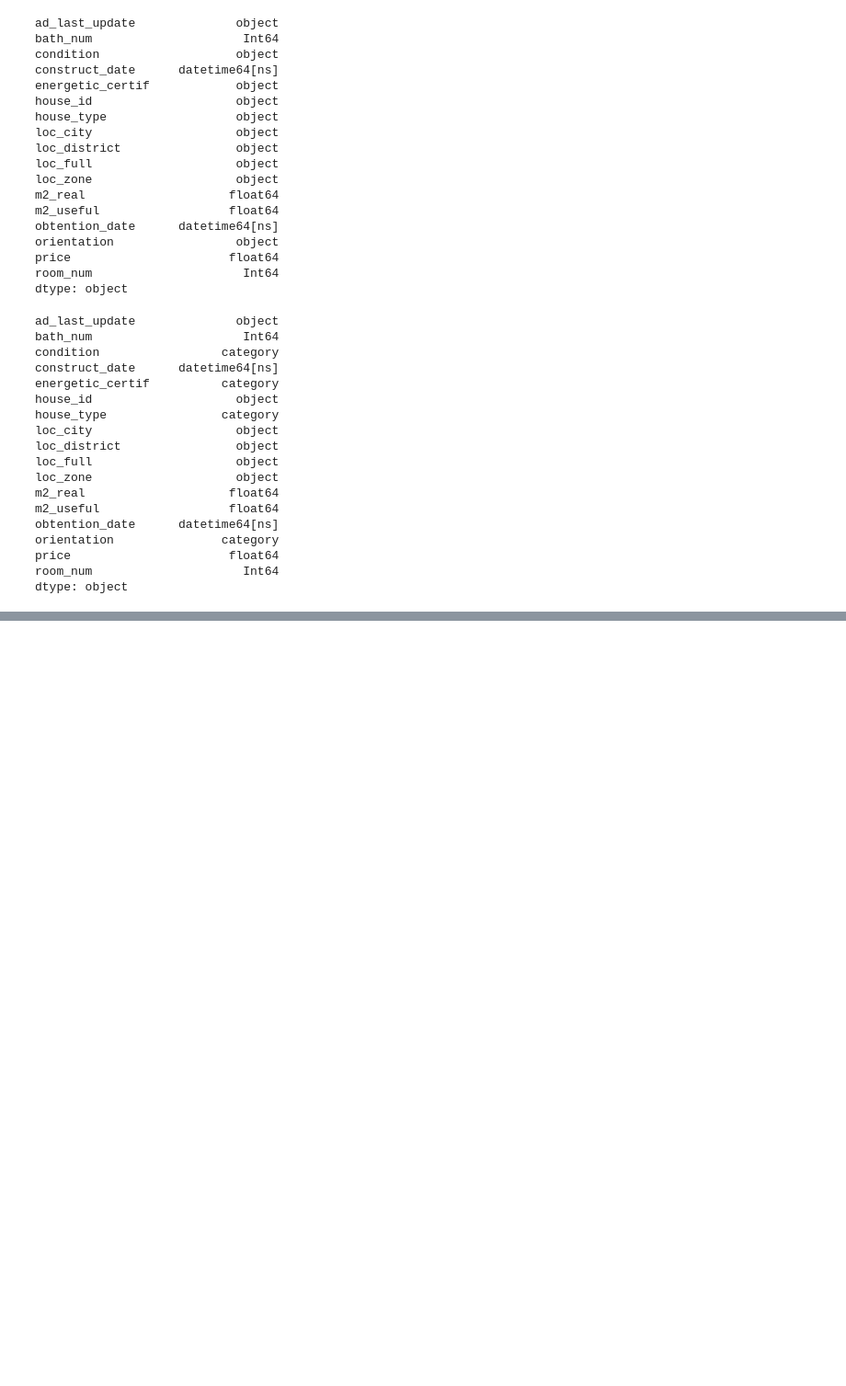
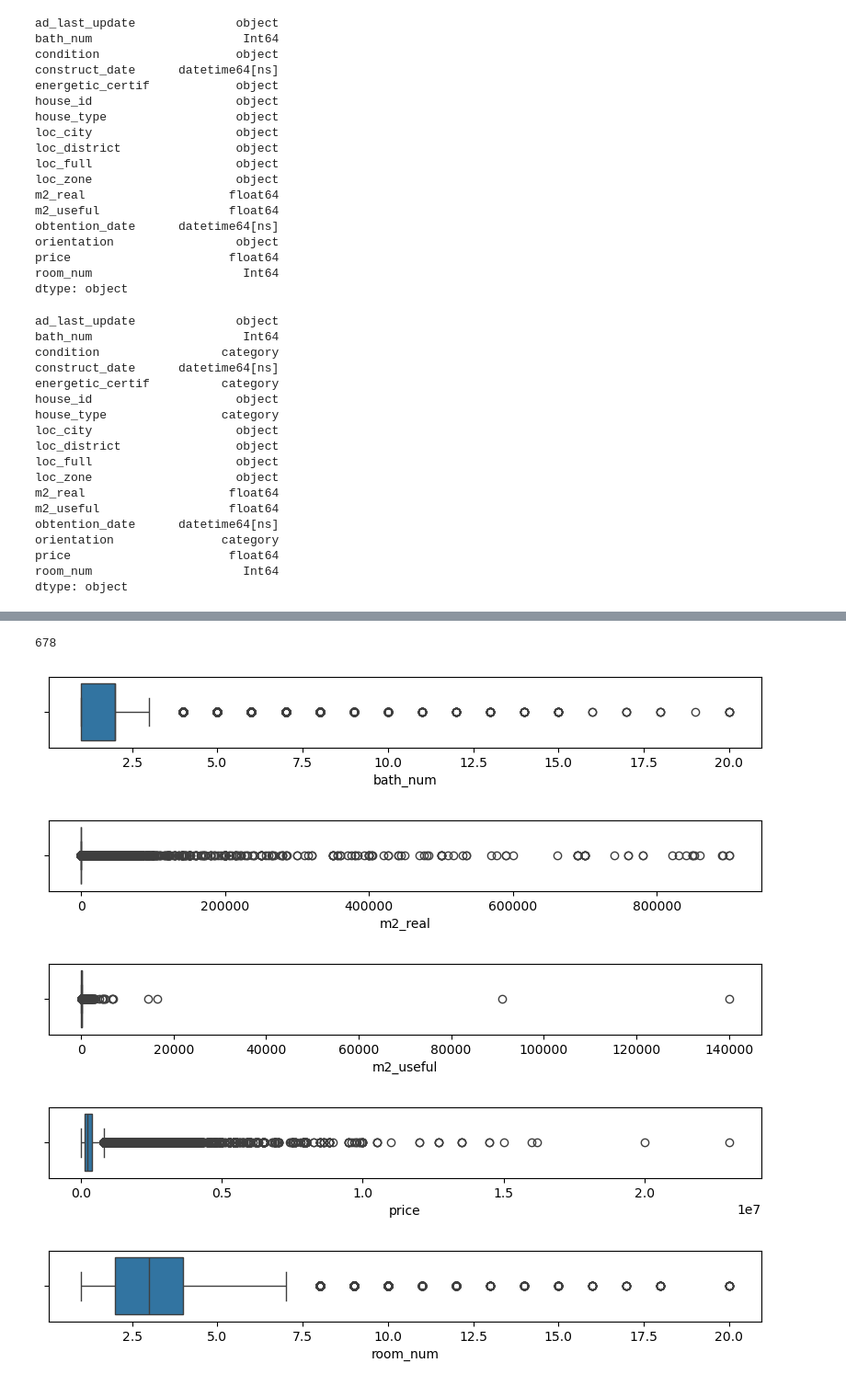
Before and after one commit to pablo98al/Proyecto_Final, a Jupyter notebook: Pre - Proyecto/Notebook/houses.ipynb, the cells around one changed output, grey strips where cells are left out. Shown at 92% size. Drawn from its saved outputs; the diff is of its cells as text; code cells hidden in the pictures; blank space fills up the shorter version.

```diff
--- a/Pre - Proyecto/Notebook/houses.ipynb
+++ b/Pre - Proyecto/Notebook/houses.ipynb
@@ -298,0 +352,5 @@ CONTINUAR CON ANALISS, GRAFICOS Y DESPUES VISUALIZACION.
+# %%
+df_casas["room_num"] = pd.to_numeric(df_casas["room_num"], errors="coerce")
+df_casas["room_num"] = df_casas["room_num"].where(df_casas["room_num"] <= 20, other=pd.NA)
+
+print(df_casas["room_num"].describe())
@@ -298,0 +371,5 @@ CONTINUAR CON ANALISS, GRAFICOS Y DESPUES VISUALIZACION.
+# %%
+# Hacemos lo mismo con bath_num, aunque no hay tantos outliers
+df_casas["bath_num"] = pd.to_numeric(df_casas["bath_num"], errors="coerce")
+df_casas["bath_num"] = df_casas["bath_num"].where(df_casas["bath_num"] <= 20, other=pd.NA)
+print(df_casas["bath_num"].describe())
@@ -298,0 +386,16 @@ CONTINUAR CON ANALISS, GRAFICOS Y DESPUES VISUALIZACION.
+# %%
+print(df_casas["bath_num"].isnull().sum())
+# %% [output]
+678
+# %%
+for col in columnas_num:
+
+    plt.figure(figsize=(10, 1))
+    sns.boxplot(x=df_casas[col])
+    plt.show()
+# %% [output]
+[figure, added]
+[figure, added]
+[figure, added]
+[figure, added]
+[figure, added]
```
Also changed, not shown: parts of 22 cells of this notebook.
